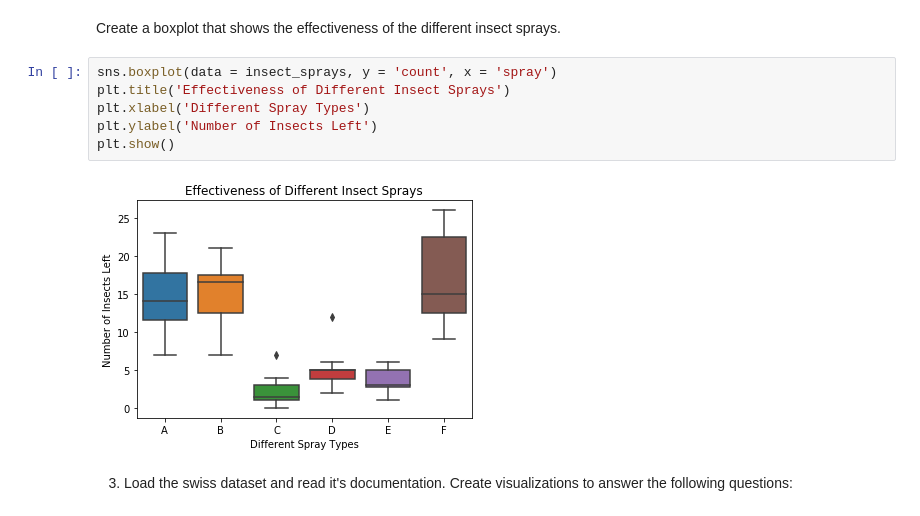
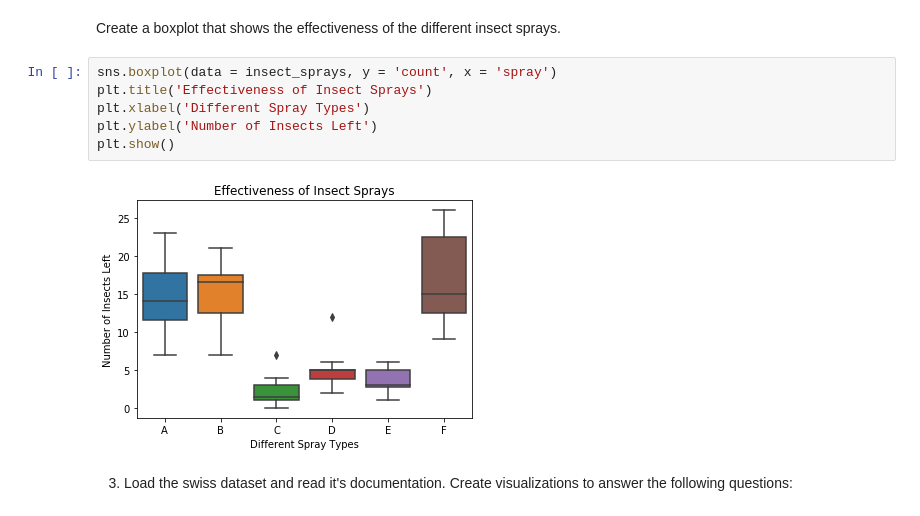
Before and after one commit to gilbert-noriega-ii/numpy-pandas-visualization-exercises, a Jupyter notebook: seaborn_exercises.ipynb, the cells around one changed output. Drawn from its saved outputs; the diff is of its cells as text.

Commit message:
alternate solutions and adding titles to graphs and axis's

```diff
--- a/seaborn_exercises.ipynb
+++ b/seaborn_exercises.ipynb
@@ -117,12 +114,12 @@ insect_sprays
 Create a boxplot that shows the effectiveness of the different insect sprays.
 # %%
 sns.boxplot(data = insect_sprays, y = 'count', x = 'spray')
-plt.title('Effectiveness of Different Insect Sprays')
+plt.title('Effectiveness of Insect Sprays')
 plt.xlabel('Different Spray Types')
 plt.ylabel('Number of Insects Left')
 plt.show()
 # %% [output]
-[figure, old version]
+[figure, new version]
 # %% [markdown]
 3) Load the swiss dataset and read it's documentation. Create visualizations to answer the following questions:
 # %%
```
Also changed, not shown: parts of 11 cells of this notebook.
